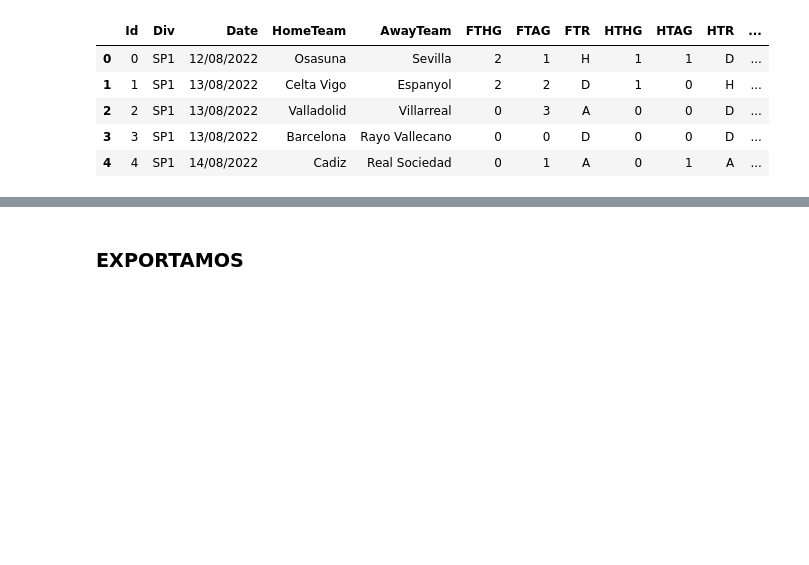
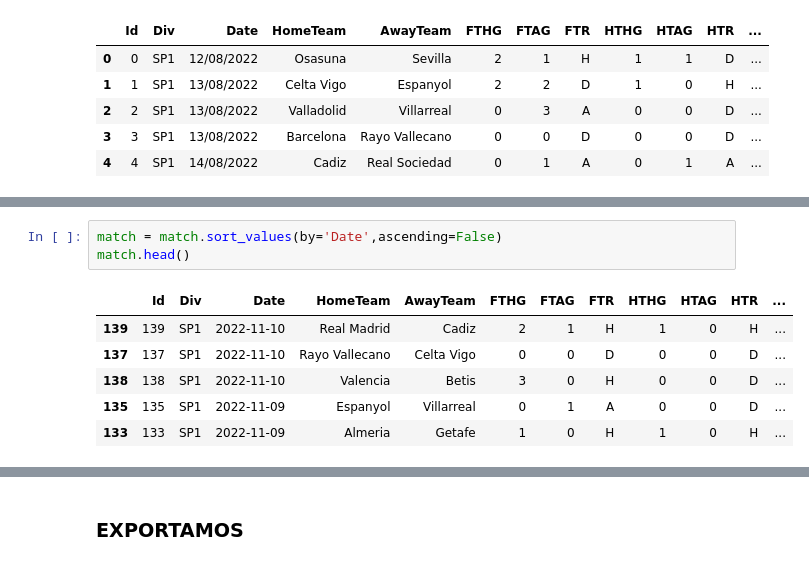
Before and after one commit to victorrmtz/Project-ETL, a Jupyter notebook: src/Limpiar.ipynb, the cells around one changed output, grey strips where cells are left out. Drawn from its saved outputs; the diff is of its cells as text; blank space fills up the shorter version.

```diff
--- a/src/Limpiar.ipynb
+++ b/src/Limpiar.ipynb
@@ -1401,3 +1391,13 @@ match.tail()
+# %%
+match = match.sort_values(by='Date',ascending=False)
+match.head()
+# %% [output]
+|  | Id | Div | Date | HomeTeam | AwayTeam | FTHG | FTAG | FTR | HTHG | HTAG | HTR | ... |
+| 139 | 139 | SP1 | 2022-11-10 | Real Madrid | Cadiz | 2 | 1 | H | 1 | 0 | H | ... |
+| 137 | 137 | SP1 | 2022-11-10 | Rayo Vallecano | Celta Vigo | 0 | 0 | D | 0 | 0 | D | ... |
+| 138 | 138 | SP1 | 2022-11-10 | Valencia | Betis | 3 | 0 | H | 0 | 0 | D | ... |
+| 135 | 135 | SP1 | 2022-11-09 | Espanyol | Villarreal | 0 | 1 | A | 0 | 0 | D | ... |
+| 133 | 133 | SP1 | 2022-11-09 | Almeria | Getafe | 1 | 0 | H | 1 | 0 | H | ... |
 # %%
 lista = []
 for x in range(len(match)):
```
Also changed, not shown: parts of 9 cells of this notebook.
